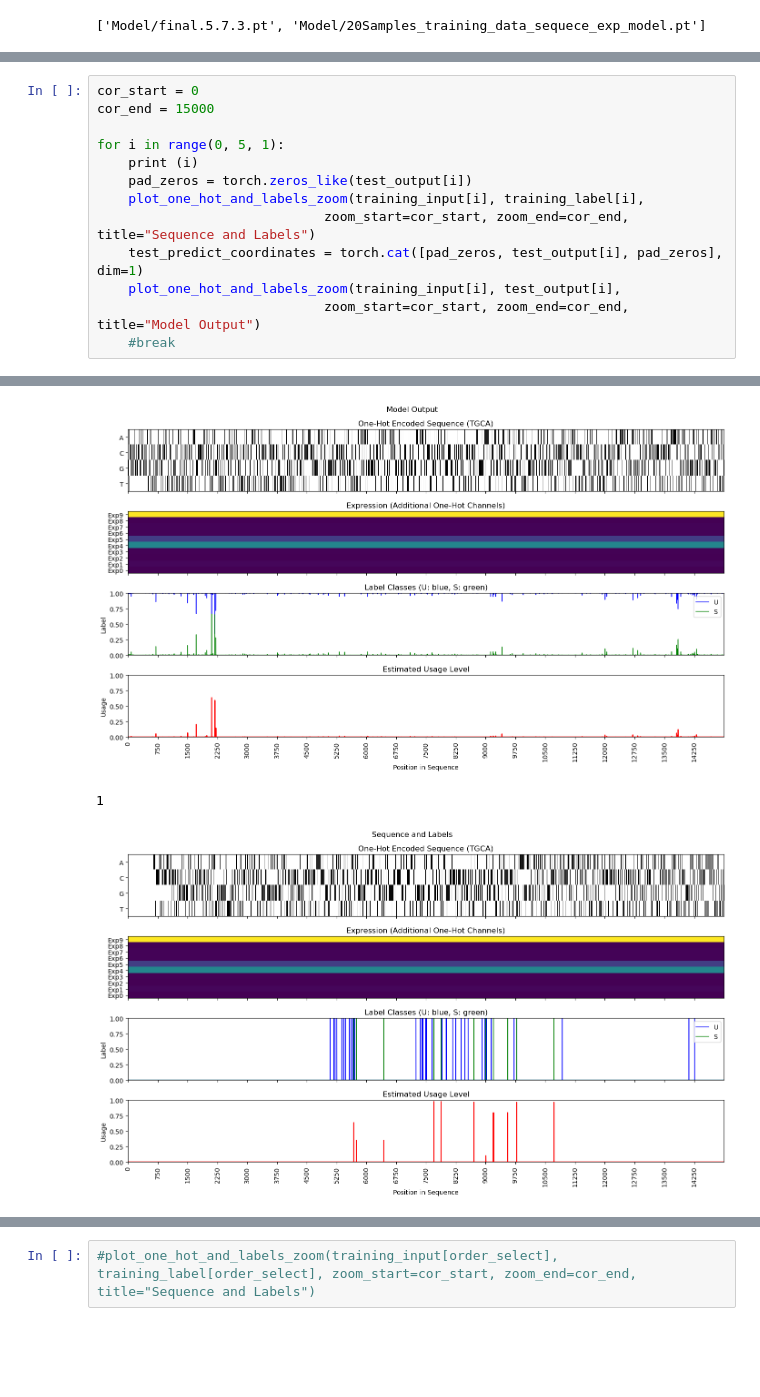
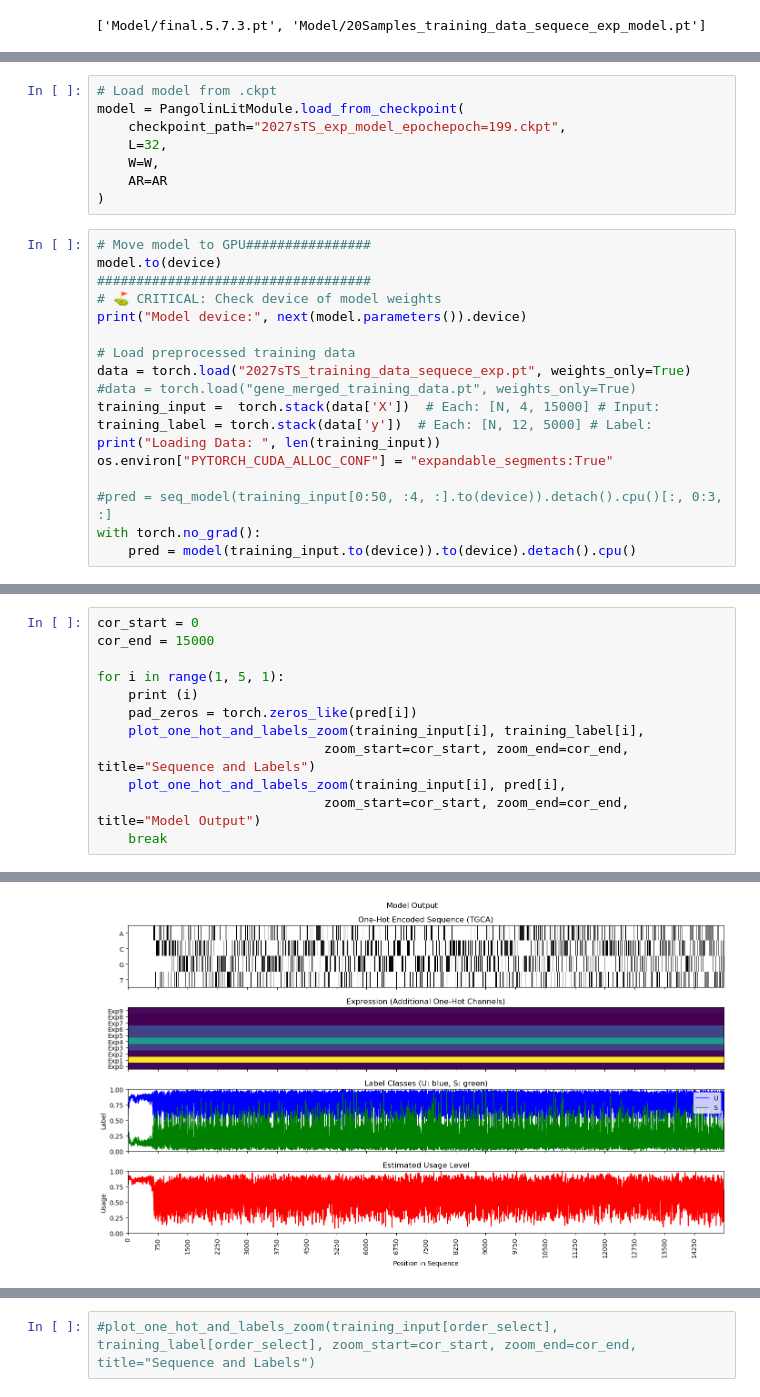
Before and after one commit to lux563624348/DL_RNA_Splicing, a Jupyter notebook: Benchmark_Model.ipynb, the cells around one changed output, grey strips where cells are left out. Drawn from its saved outputs; the diff is of its cells as text; blank space fills up the shorter version.

```diff
--- a/Benchmark_Model.ipynb
+++ b/Benchmark_Model.ipynb
@@ -60,3 +47,29 @@ test_output = seq_model(training_input[0:50, :4, :].to(device)).detach().cpu()[:
 # %% [output]
 Model device: cuda:0
 Loading Data:  269
+# %%
+# Load model from .ckpt
+model = PangolinLitModule.load_from_checkpoint(
+    checkpoint_path="2027sTS_exp_model_epochepoch=199.ckpt",
+    L=32,
+    W=W,
+    AR=AR
+)
+# %%
+# Move model to GPU################
+model.to(device)
+###################################
+# ⛳ CRITICAL: Check device of model weights
+print("Model device:", next(model.parameters()).device)
+
+# Load preprocessed training data
+data = torch.load("2027sTS_training_data_sequece_exp.pt", weights_only=True)
+#data = torch.load("gene_merged_training_data.pt", weights_only=True)
+training_input =  torch.stack(data['X'])  # Each: [N, 4, 15000] # Input:
+training_label = torch.stack(data['y'])  # Each: [N, 12, 5000] # Label:
+print("Loading Data: ", len(training_input))
+os.environ["PYTORCH_CUDA_ALLOC_CONF"] = "expandable_segments:True"
+
+#pred = seq_model(training_input[0:50, :4, :].to(device)).detach().cpu()[:, 0:3, :]
+with torch.no_grad():
+    pred = model(training_input.to(device)).to(device).detach().cpu()
@@ -64,13 +80,12 @@ Loading Data:  269
 cor_start = 0
 cor_end = 15000
 
-for i in range(0, 5, 1):
+for i in range(1, 5, 1):
     print (i)
-    pad_zeros = torch.zeros_like(test_output[i])
+    pad_zeros = torch.zeros_like(pred[i])
     plot_one_hot_and_labels_zoom(training_input[i], training_label[i],
                              zoom_start=cor_start, zoom_end=cor_end, title="Sequence and Labels")
-    test_predict_coordinates = torch.cat([pad_zeros, test_output[i], pad_zeros], dim=1)
-    plot_one_hot_and_labels_zoom(training_input[i], test_output[i],
+    plot_one_hot_and_labels_zoom(training_input[i], pred[i],
                              zoom_start=cor_start, zoom_end=cor_end, title="Model Output")
-    #break
+    break
 # %% [output]
@@ -79,3 +94 @@ for i in range(0, 5, 1):
-[figure, old version]
+[figure, new version]
-1
-[figure, removed]
```
Also changed, not shown: parts of 8 cells of this notebook, 10 other files.
